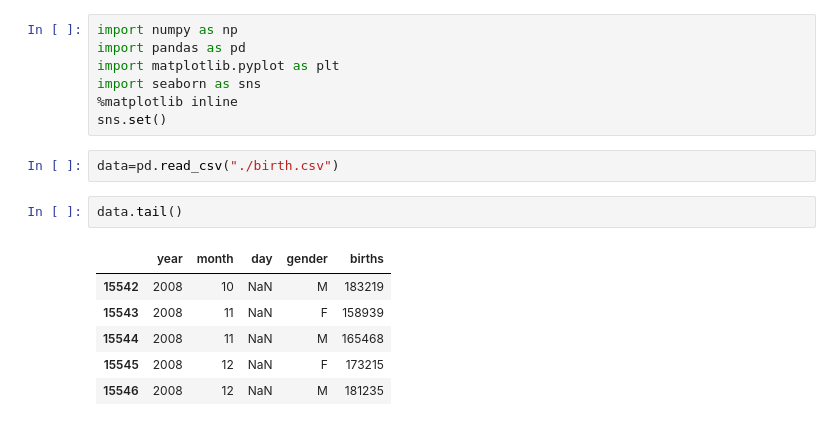
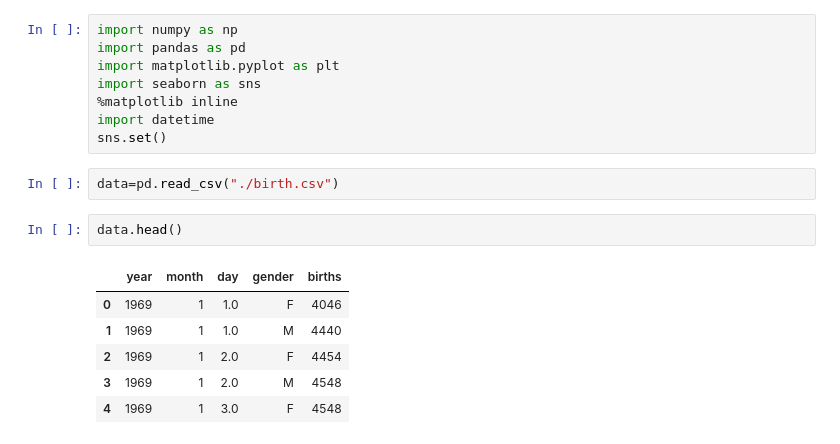
Before and after one commit to shoobhaum/2-BirthRateAnalysis, a Jupyter notebook: 2-BirthRateAnalysis.ipynb, the cells around one changed output. Saved outputs shown, nothing was run; the diff lists cells and outputs as text.

```diff
--- a/2-BirthRateAnalysis.ipynb
+++ b/2-BirthRateAnalysis.ipynb
@@ -4,15 +4,16 @@ import pandas as pd
 import matplotlib.pyplot as plt
 import seaborn as sns
 %matplotlib inline
+import datetime
 sns.set()
 # %%
 data=pd.read_csv("./birth.csv")
 # %%
-data.tail()
+data.head()
 # %% [output]
 |  | year | month | day | gender | births |
-| 15542 | 2008 | 10 | NaN | M | 183219 |
-| 15543 | 2008 | 11 | NaN | F | 158939 |
-| 15544 | 2008 | 11 | NaN | M | 165468 |
-| 15545 | 2008 | 12 | NaN | F | 173215 |
-| 15546 | 2008 | 12 | NaN | M | 181235 |
+| 0 | 1969 | 1 | 1.0 | F | 4046 |
+| 1 | 1969 | 1 | 1.0 | M | 4440 |
+| 2 | 1969 | 1 | 2.0 | F | 4454 |
+| 3 | 1969 | 1 | 2.0 | M | 4548 |
+| 4 | 1969 | 1 | 3.0 | F | 4548 |
```
Also changed, not shown: parts of 17 cells of this notebook.
